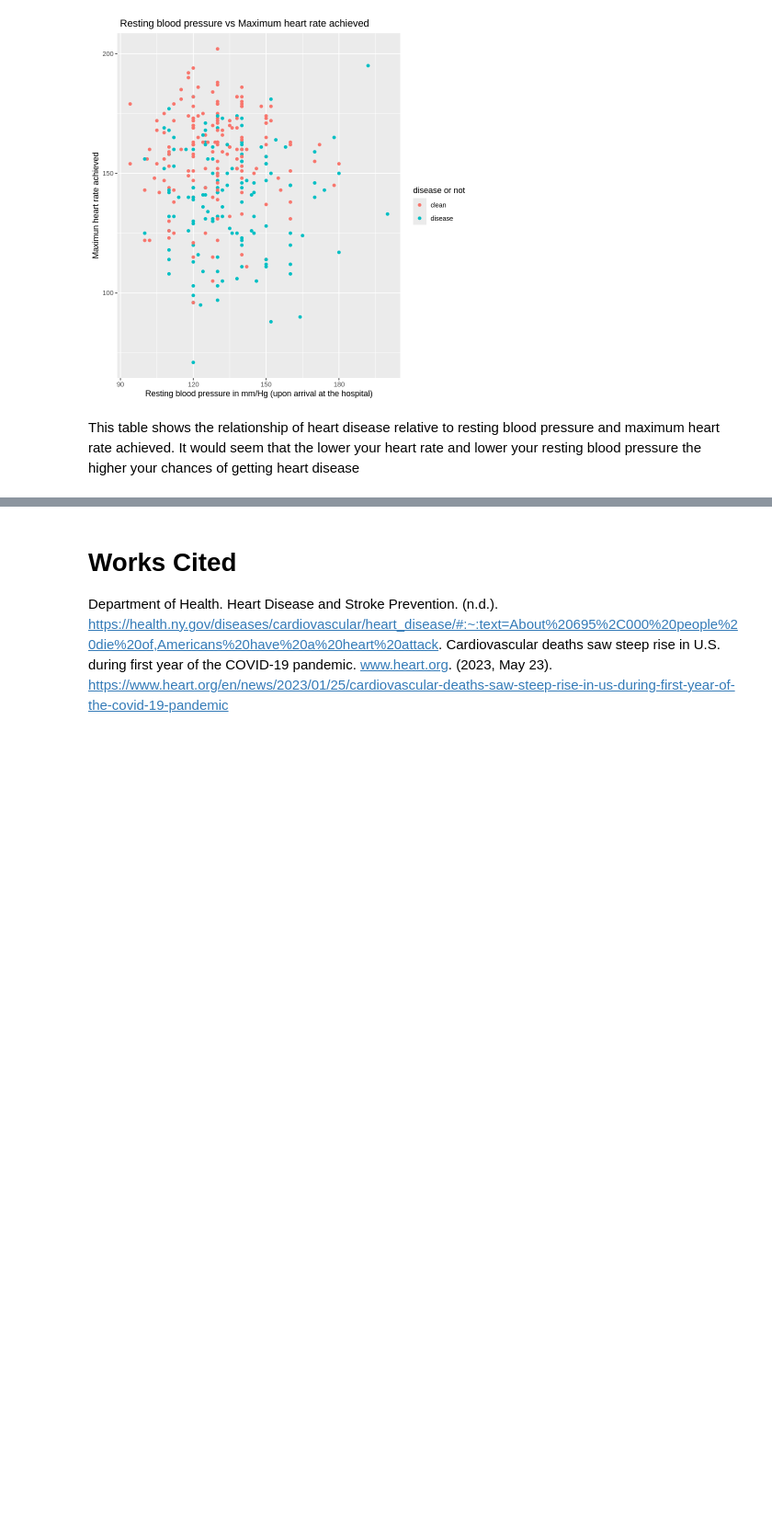
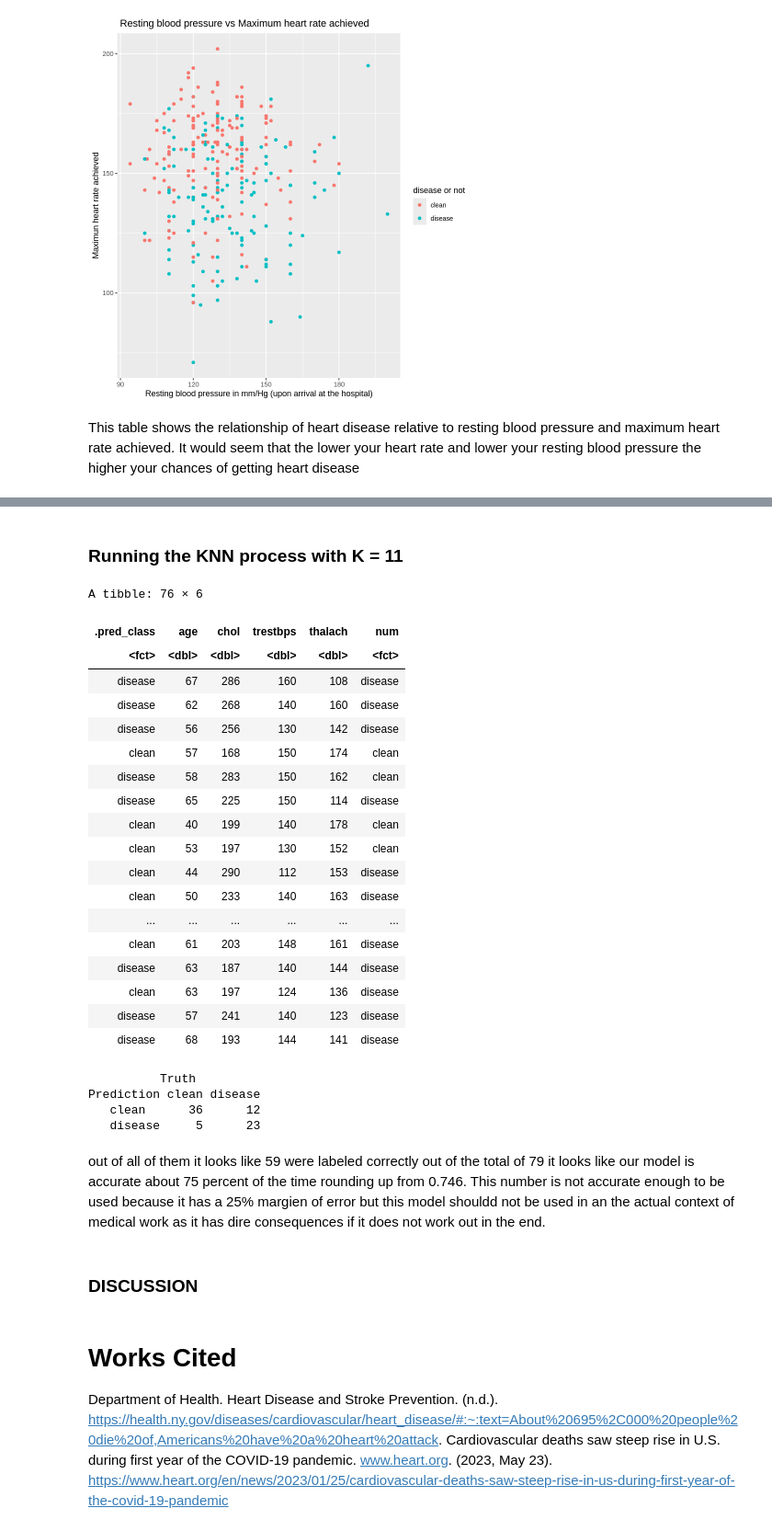
Before and after one commit to yobrap/Dsci-Project, a Jupyter notebook: Project.ipynb, the cells around one changed output, grey strips where cells are left out. Shown at 92% size. Drawn from its saved outputs; the diff is of its cells as text; code cells hidden in the pictures; blank space fills up the shorter version.

```diff
--- a/Project.ipynb
+++ b/Project.ipynb
@@ -122,3 +147,55 @@ This table shows the relationship of heart disease relative to resting blood pre
+# %% [markdown]
+### Running the KNN process with K = 11
+# %%
+set.seed(2024)
+
+knn_spec <- nearest_neighbor(weight_func = "rectangular", neighbors = 11) |>
+       set_engine("kknn") |>
+       set_mode("classification")
+
+data_workflow <- workflow() |>
+    add_recipe(data_recipe) |>
+    add_model(knn_spec) |>
+    fit(data = heart_train)
+
+data_prediction <- predict(data_workflow, heart_test) |>
+    bind_cols(heart_test)
+
+data_prediction
+# %% [output]
+A tibble: 76 × 6
+| .pred_class | age | chol | trestbps | thalach | num |
+| <fct> | <dbl> | <dbl> | <dbl> | <dbl> | <fct> |
+| disease | 67 | 286 | 160 | 108 | disease |
+| disease | 62 | 268 | 140 | 160 | disease |
+| disease | 56 | 256 | 130 | 142 | disease |
+| clean | 57 | 168 | 150 | 174 | clean |
+| disease | 58 | 283 | 150 | 162 | clean |
+| disease | 65 | 225 | 150 | 114 | disease |
+| clean | 40 | 199 | 140 | 178 | clean |
+| clean | 53 | 197 | 130 | 152 | clean |
+| clean | 44 | 290 | 112 | 153 | disease |
+| clean | 50 | 233 | 140 | 163 | disease |
+| ... | ... | ... | ... | ... | ... |
+| clean | 61 | 203 | 148 | 161 | disease |
+| disease | 63 | 187 | 140 | 144 | disease |
+| clean | 63 | 197 | 124 | 136 | disease |
+| disease | 57 | 241 | 140 | 123 | disease |
+| disease | 68 | 193 | 144 | 141 | disease |
+# %%
+summarize_data <- data_prediction |>
+    conf_mat(truth = num, estimate = .pred_class)
+
+summarize_data
+# %% [output]
+          Truth
+Prediction clean disease
+   clean      36      12
+   disease     5      23
+# %% [markdown]
+out of all of them it looks like 59 were labeled correctly out of the total of 79 it looks like our model is accurate about 75 percent of the time rounding up from 0.746. This number is not accurate enough to be used because it has a 25% margien of error but this model shouldd not be used in an the actual context of medical work as it has dire consequences if it does not work out in the end.
+# %% [markdown]
+### DISCUSSION
 # %% [markdown]
 # Works Cited
 
```
Also changed, not shown: parts of 7 cells of this notebook.
